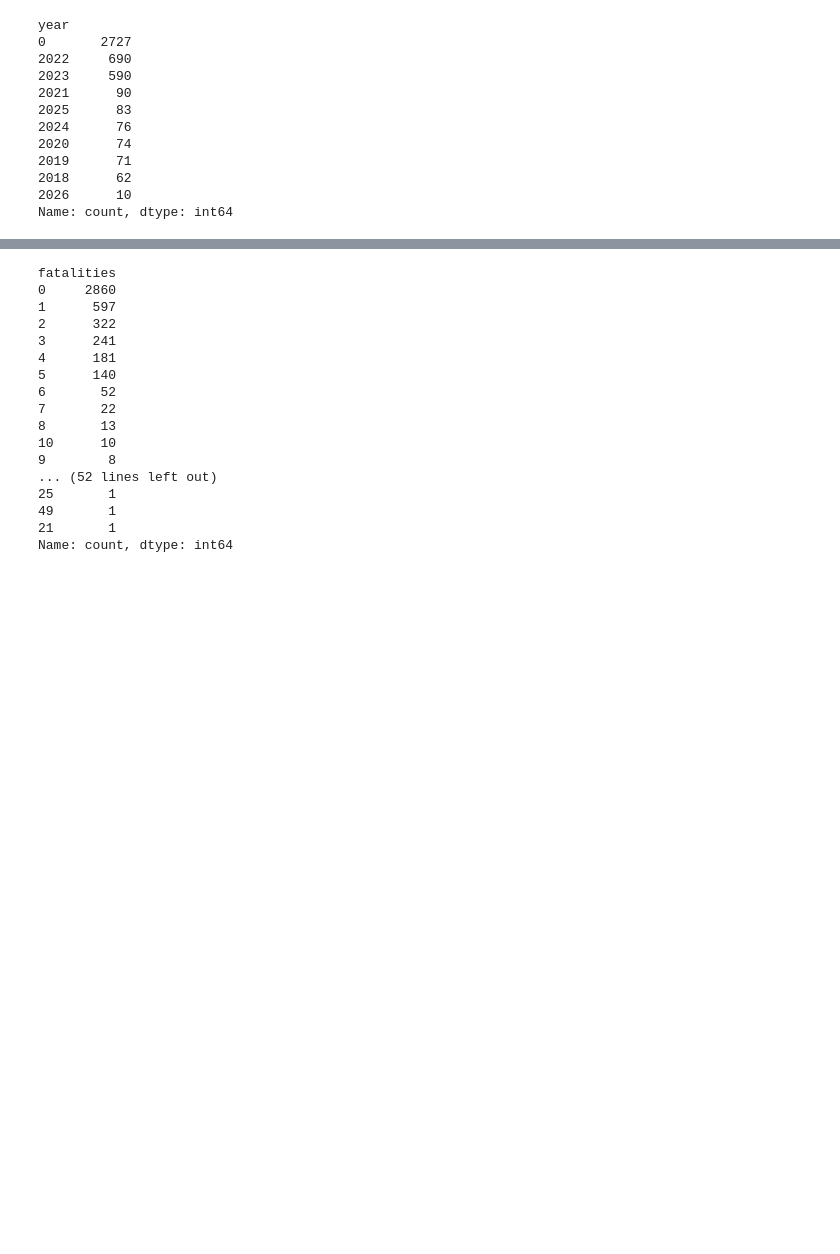
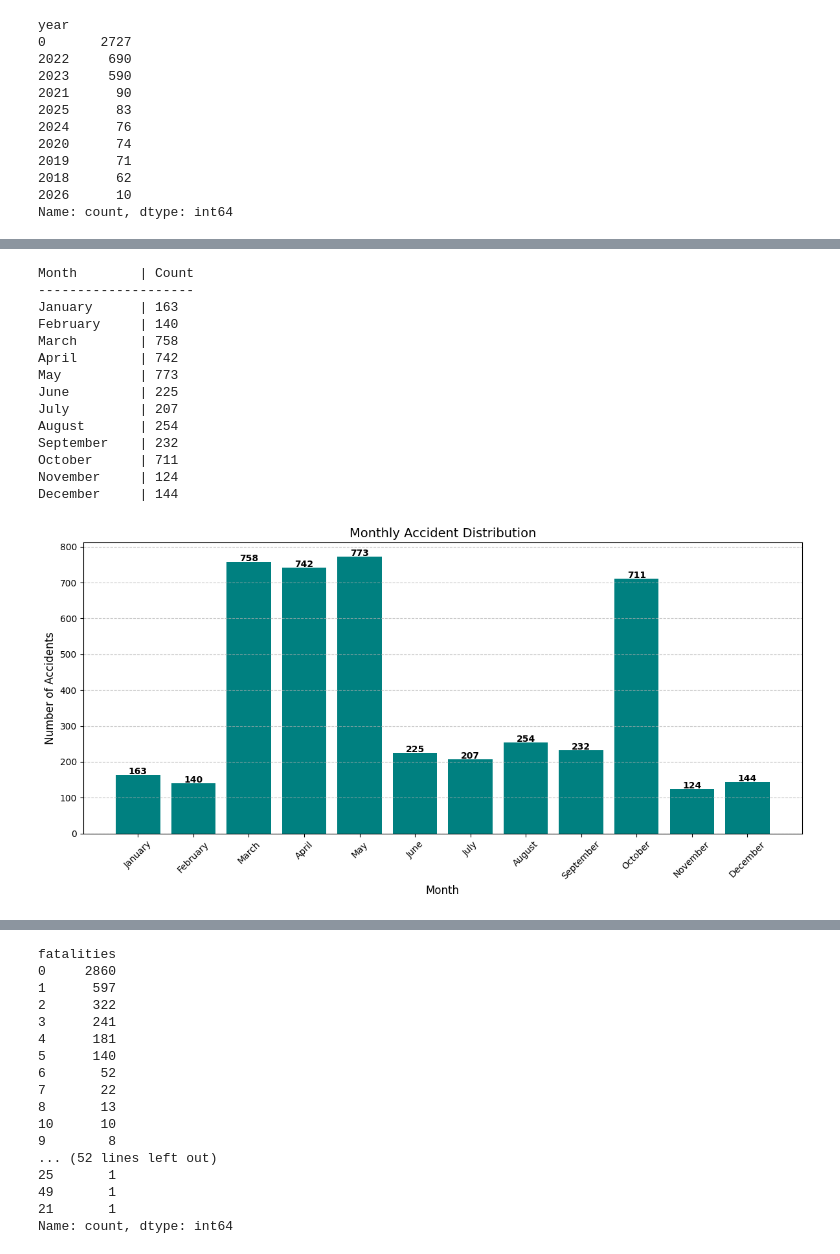
Before and after one commit to Suganthirpt/acciedent-research-engineer, a Jupyter notebook: notebooks/02. feature_engineering.ipynb, the cells around one changed output, grey strips where cells are left out. Drawn from its saved outputs; the diff is of its cells as text; code cells hidden in the pictures; blank space fills up the shorter version.

```diff
--- a/notebooks/02. feature_engineering.ipynb
+++ b/notebooks/02. feature_engineering.ipynb
@@ -124,0 +182,56 @@ print(quantile_99th_fatalities)
+# %%
+# 1. Get counts
+month_counts = df['month'].value_counts()
+
+# 2. Define the correct chronological order
+correct_order = [
+    'January', 'February', 'March', 'April', 'May', 'June',
+    'July', 'August', 'September', 'October', 'November', 'December'
+]
+
+# --- FIX: Reorder the data to match the calendar BEFORE plotting ---
+month_counts_sorted = month_counts.reindex(correct_order, fill_value=0)
+
+# 3. Print in Order
+print(f"{'Month':<12} | {'Count'}")
+print("-" * 20)
+for month, count in month_counts_sorted.items():
+    print(f"{month:<12} | {count}")
+
+# 4. Visualize (Now using the sorted data)
+plt.figure(figsize=(12, 6))
+
+# Use the sorted index (Months) and values (Counts)
+bars = plt.bar(month_counts_sorted.index, month_counts_sorted.values, color='teal')
+
+plt.title('Monthly Accident Distribution', fontsize=14)
+plt.xlabel('Month', fontsize=12)
+plt.ylabel('Number of Accidents', fontsize=12)
+plt.xticks(rotation=45)
+plt.grid(axis='y', linestyle='--', alpha=0.7)
+
+# Add the Count on Top
+for bar in bars:
+    yval = bar.get_height()
+    # Only label bars that have data (height > 0)
+    if yval > 0:
+        plt.text(bar.get_x() + bar.get_width()/2, yval + 2, int(yval), ha='center', fontweight='bold')
+
+plt.tight_layout()
+plt.show()
+# %% [output]
+Month        | Count
+--------------------
+January      | 163
+February     | 140
+March        | 758
+April        | 742
+May          | 773
+June         | 225
+July         | 207
+August       | 254
+September    | 232
+October      | 711
+November     | 124
+December     | 144
+[figure, added]
```
Also changed, not shown: parts of 36 cells of this notebook, 4 other files.
